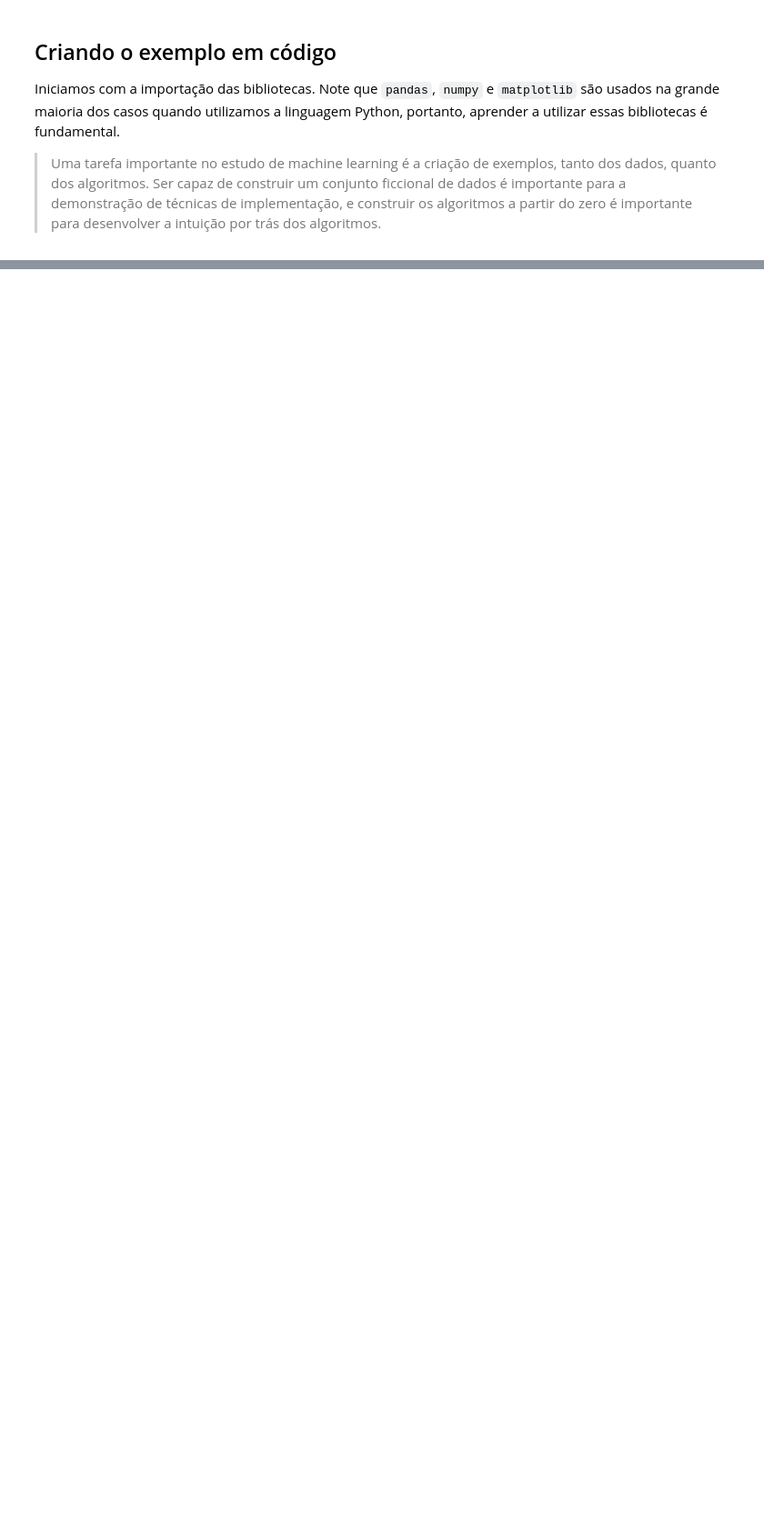
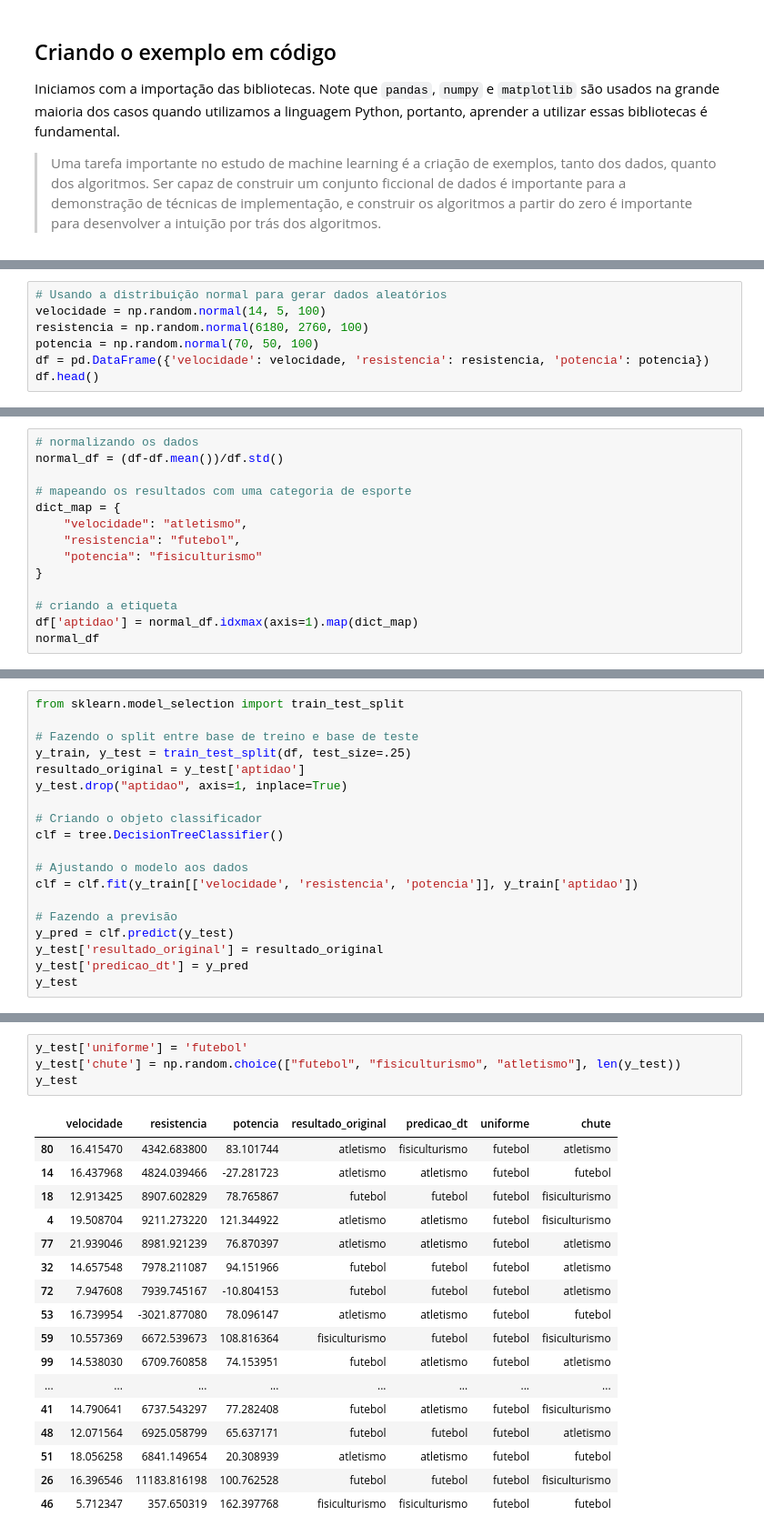
Before and after one commit to samicoluiz/laai_algos_classificacao, a Jupyter notebook: algos_classificacao.ipynb, the cells around one changed output, grey strips where cells are left out. Shown: that part at 91% size. Cells and saved outputs as stored; diff of their text form; blank space fills up the shorter version.

Commit message:
implementada a aplicação do modelo do scikitlearn

```diff
--- a/algos_classificacao.ipynb
+++ b/algos_classificacao.ipynb
@@ -46,0 +108,7 @@ df.head()
+# %%
+# Usando a distribuição normal para gerar dados aleatórios
+velocidade = np.random.normal(14, 5, 100)
+resistencia = np.random.normal(6180, 2760, 100)
+potencia = np.random.normal(70, 50, 100)
+df = pd.DataFrame({'velocidade': velocidade, 'resistencia': resistencia, 'potencia': potencia})
+df.head()
@@ -46,0 +128,14 @@ df.head()
+# %%
+# normalizando os dados
+normal_df = (df-df.mean())/df.std()
+
+# mapeando os resultados com uma categoria de esporte
+dict_map = {
+    "velocidade": "atletismo",
+    "resistencia": "futebol",
+    "potencia": "fisiculturismo"
+}
+
+# criando a etiqueta
+df['aptidao'] = normal_df.idxmax(axis=1).map(dict_map)
+normal_df
@@ -46,0 +160,19 @@ df.head()
+# %%
+from sklearn.model_selection import train_test_split
+
+# Fazendo o split entre base de treino e base de teste
+y_train, y_test = train_test_split(df, test_size=.25)
+resultado_original = y_test['aptidao']
+y_test.drop("aptidao", axis=1, inplace=True)
+
+# Criando o objeto classificador
+clf = tree.DecisionTreeClassifier()
+
+# Ajustando o modelo aos dados
+clf = clf.fit(y_train[['velocidade', 'resistencia', 'potencia']], y_train['aptidao'])
+
+# Fazendo a previsão
+y_pred = clf.predict(y_test)
+y_test['resultado_original'] = resultado_original
+y_test['predicao_dt'] = y_pred
+y_test
@@ -46,0 +199,22 @@ df.head()
+# %%
+y_test['uniforme'] = 'futebol'
+y_test['chute'] = np.random.choice(["futebol", "fisiculturismo", "atletismo"], len(y_test))
+y_test
+# %% [output]
+|  | velocidade | resistencia | potencia | resultado_original | predicao_dt | uniforme | chute |
+| 80 | 16.415470 | 4342.683800 | 83.101744 | atletismo | fisiculturismo | futebol | atletismo |
+| 14 | 16.437968 | 4824.039466 | -27.281723 | atletismo | atletismo | futebol | futebol |
+| 18 | 12.913425 | 8907.602829 | 78.765867 | futebol | futebol | futebol | fisiculturismo |
+| 4 | 19.508704 | 9211.273220 | 121.344922 | atletismo | atletismo | futebol | fisiculturismo |
+| 77 | 21.939046 | 8981.921239 | 76.870397 | atletismo | atletismo | futebol | atletismo |
+| 32 | 14.657548 | 7978.211087 | 94.151966 | futebol | futebol | futebol | atletismo |
+| 72 | 7.947608 | 7939.745167 | -10.804153 | futebol | futebol | futebol | atletismo |
+| 53 | 16.739954 | -3021.877080 | 78.096147 | atletismo | atletismo | futebol | futebol |
+| 59 | 10.557369 | 6672.539673 | 108.816364 | fisiculturismo | futebol | futebol | fisiculturismo |
+| 99 | 14.538030 | 6709.760858 | 74.153951 | futebol | atletismo | futebol | atletismo |
+| ... | ... | ... | ... | ... | ... | ... | ... |
+| 41 | 14.790641 | 6737.543297 | 77.282408 | futebol | atletismo | futebol | fisiculturismo |
+| 48 | 12.071564 | 6925.058799 | 65.637171 | futebol | futebol | futebol | atletismo |
+| 51 | 18.056258 | 6841.149654 | 20.308939 | atletismo | atletismo | futebol | futebol |
+| 26 | 16.396546 | 11183.816198 | 100.762528 | futebol | futebol | futebol | fisiculturismo |
+| 46 | 5.712347 | 357.650319 | 162.397768 | fisiculturismo | fisiculturismo | futebol | futebol |
```
Also changed, not shown: parts of 16 cells of this notebook.
